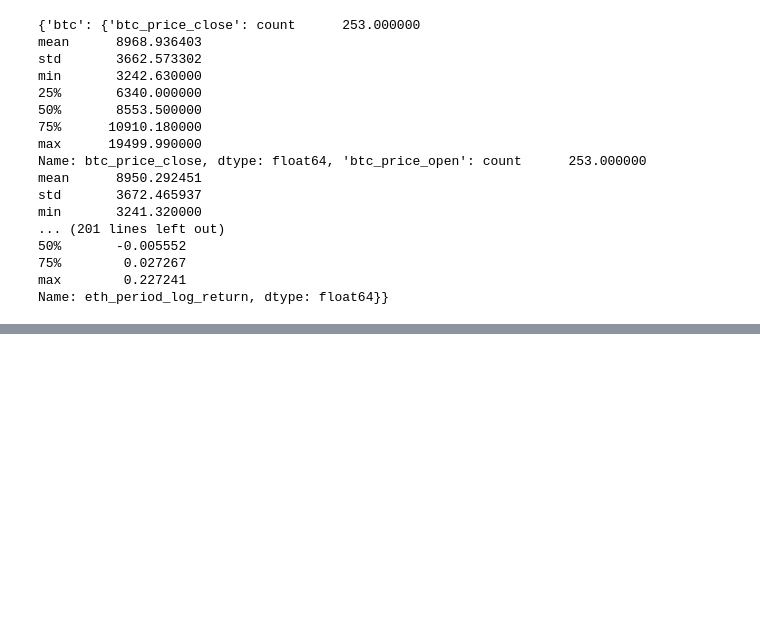
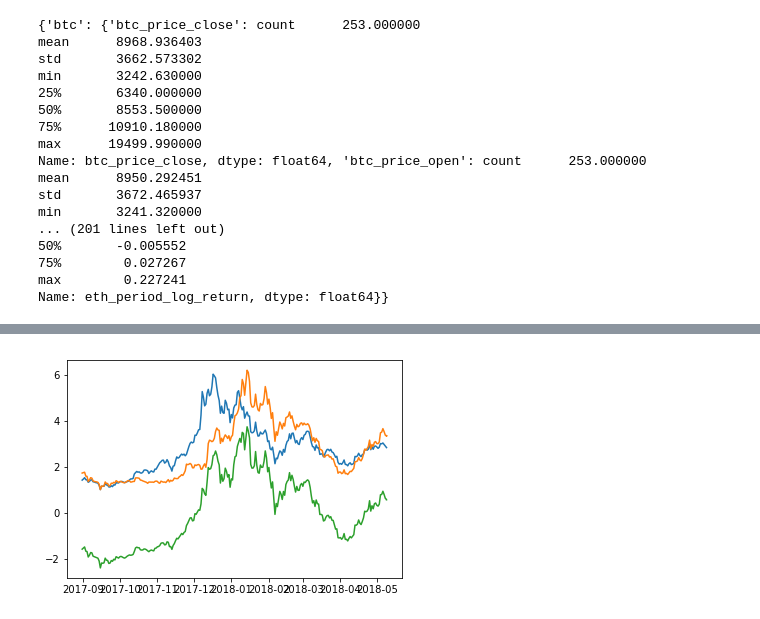
Before and after one commit to MasslessAI/crypto_index, a Jupyter notebook: notebooks/_how_to_build_env.ipynb, the cells around one changed output, grey strips where cells are left out. Saved outputs shown, nothing was run; the diff lists cells and outputs as text; code cells hidden in the pictures; blank space fills up the shorter version.

```diff
--- a/notebooks/_how_to_build_env.ipynb
+++ b/notebooks/_how_to_build_env.ipynb
@@ -102,3 +102,6 @@ min       3241.320000
 75%        0.027267
 max        0.227241
 Name: eth_period_log_return, dtype: float64}}
+# %%
+from sklearn.decomposition import PCA
+df = env_btc_eth.get_prices_close_frame()
@@ -104,0 +111,9 @@ Name: eth_period_log_return, dtype: float64}}
+# %%
+df_pca = df.copy()
+for col in df_pca.columns:
+    df_pca[col] = df_pca[col]/df_pca[col].min()
+
+pca = PCA(n_components=1)
+pca.fit(df_pca)
+print(pca.components_)
+df_pca['pca_0'] = pca.transform(df_pca)
@@ -104,0 +132,6 @@ Name: eth_period_log_return, dtype: float64}}
+# %%
+for col in df_pca.columns:
+    plt.plot(df_pca.index, df_pca[col].values, label=col)
+plt.show()
+# %% [output]
+[figure, added]
```
Also changed, not shown: parts of 4 cells of this notebook, 5 other files.
